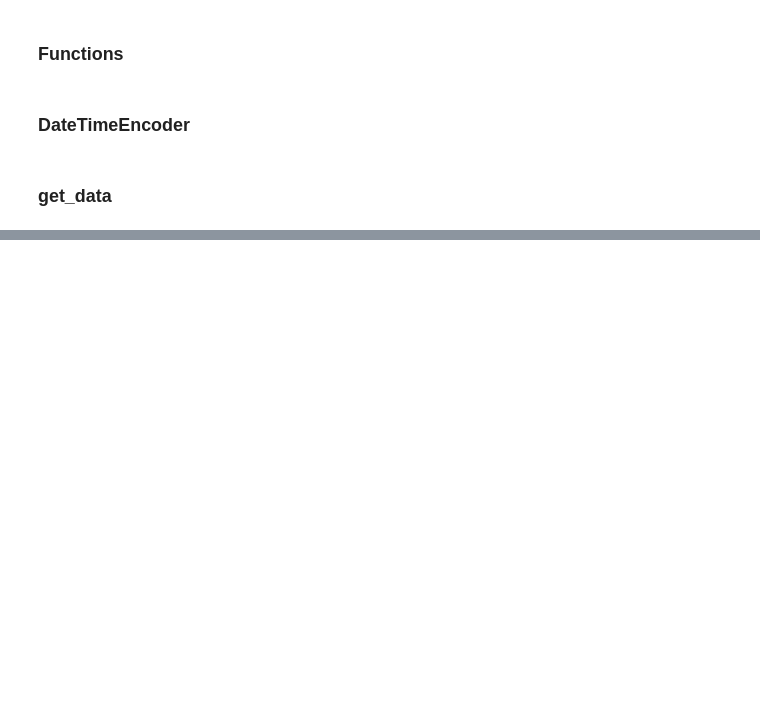
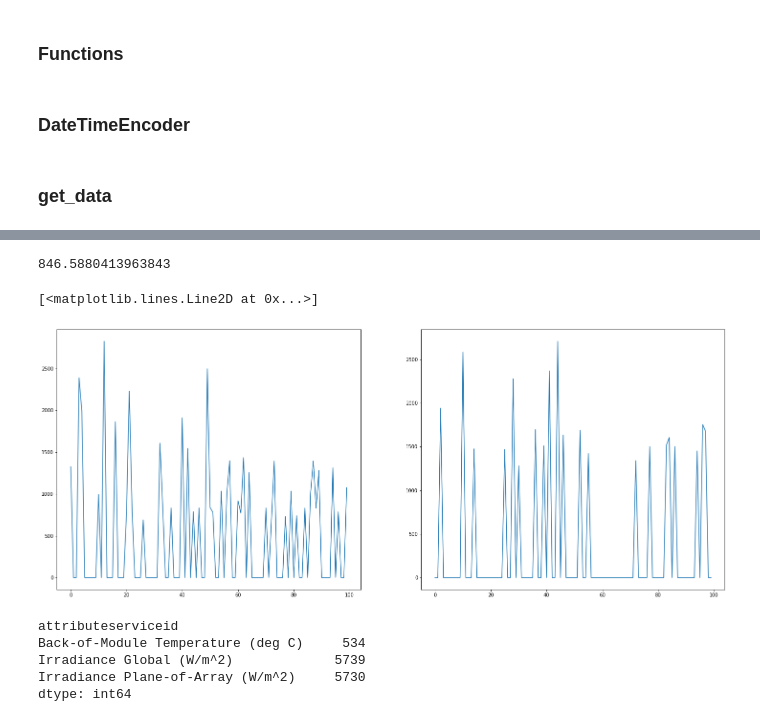
Before and after one commit to ArvindReddyC/Digital_Twin_self, a Jupyter notebook: Prediction Model/Consumption_KNN_model/v1.ipynb, the cells around one changed output, grey strips where cells are left out. Drawn from its saved outputs; the diff is of its cells as text; code cells hidden in the pictures; blank space fills up the shorter version.

```diff
--- a/Prediction Model/Consumption_KNN_model/v1.ipynb
+++ b/Prediction Model/Consumption_KNN_model/v1.ipynb
@@ -86,0 +145,2 @@ ax[2,0].plot( df.index , df['Ambient Temperature Celsius'].astype(float)  )
+# %%
+subset_df = df[['Active Power','Back-of-Module Temperature (deg C)','Irradiance Global (W/m^2)','Irradiance Plane-of-Array (W/m^2)' ,'Ambient Temperature Celsius' ]].astype(float )
@@ -86,0 +174,3 @@ ax[2,0].plot( df.index , df['Ambient Temperature Celsius'].astype(float)  )
+# %%
+X_train, X_test, y_train, y_test = train_test_split(subset_df.drop(['Active Power'] ,axis  = 1), subset_df['Active Power'],
+test_size=0.25)
@@ -86,0 +194,29 @@ ax[2,0].plot( df.index , df['Ambient Temperature Celsius'].astype(float)  )
+# %%
+
+neigh = KNeighborsRegressor(n_neighbors=100,algorithm='brute')
+neigh.fit(X_train,y_train)
+
+predictions = neigh.predict(X_test)
+# %%
+mse = sklearn.metrics.mean_squared_error(y_test, predictions)
+
+rmse = math.sqrt(mse)
+
+print(rmse)
+# %% [output]
+846.5880413963843
+# %%
+fig,ax =  plt.subplots( 1,2  , figsize = (25,10))
+ax[0].plot( list(np.arange(0,(len(y_test))  , 1))[:100]  , list(predictions)[:100] )
+ax[1].plot( list(np.arange(0,(len(y_test))  , 1))[:100]  , list(y_test)[:100] )
+# %% [output]
+[<matplotlib.lines.Line2D at 0x...>]
+[figure, added]
+# %%
+(X_test == 0.0).sum()
+# %% [output]
+attributeserviceid
+Back-of-Module Temperature (deg C)     534
+Irradiance Global (W/m^2)             5739
+Irradiance Plane-of-Array (W/m^2)     5730
+dtype: int64
```
Also changed, not shown: parts of 12 cells of this notebook.
